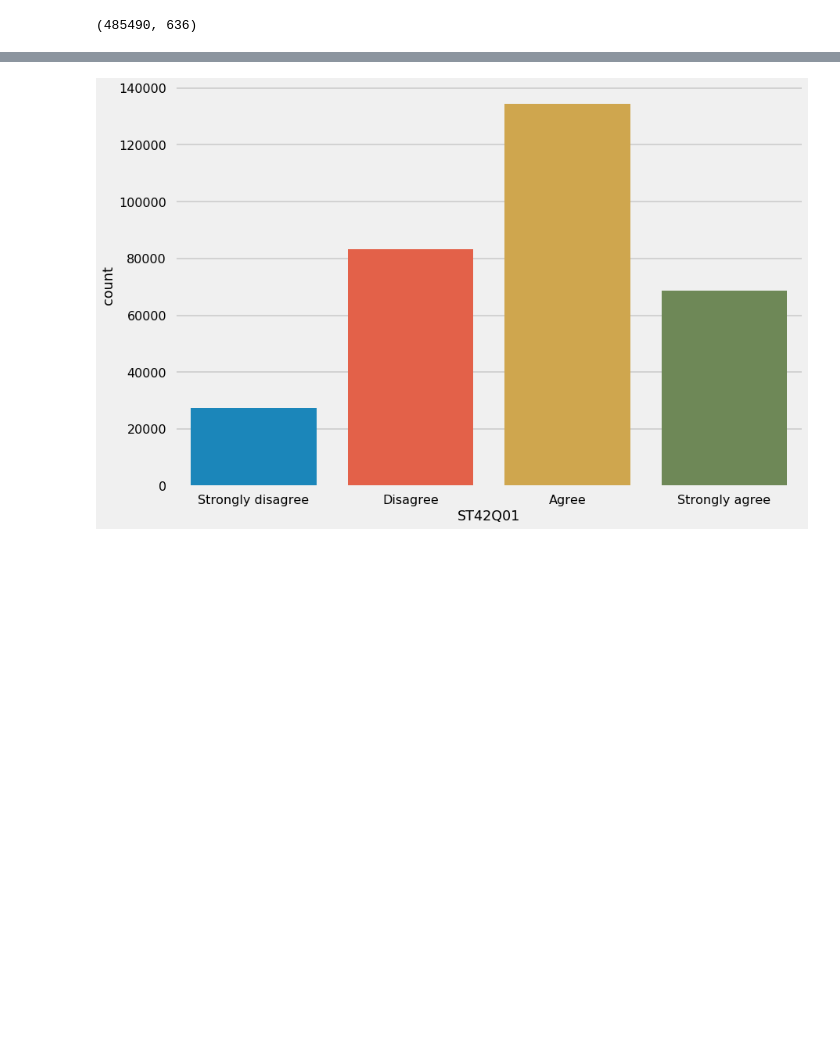
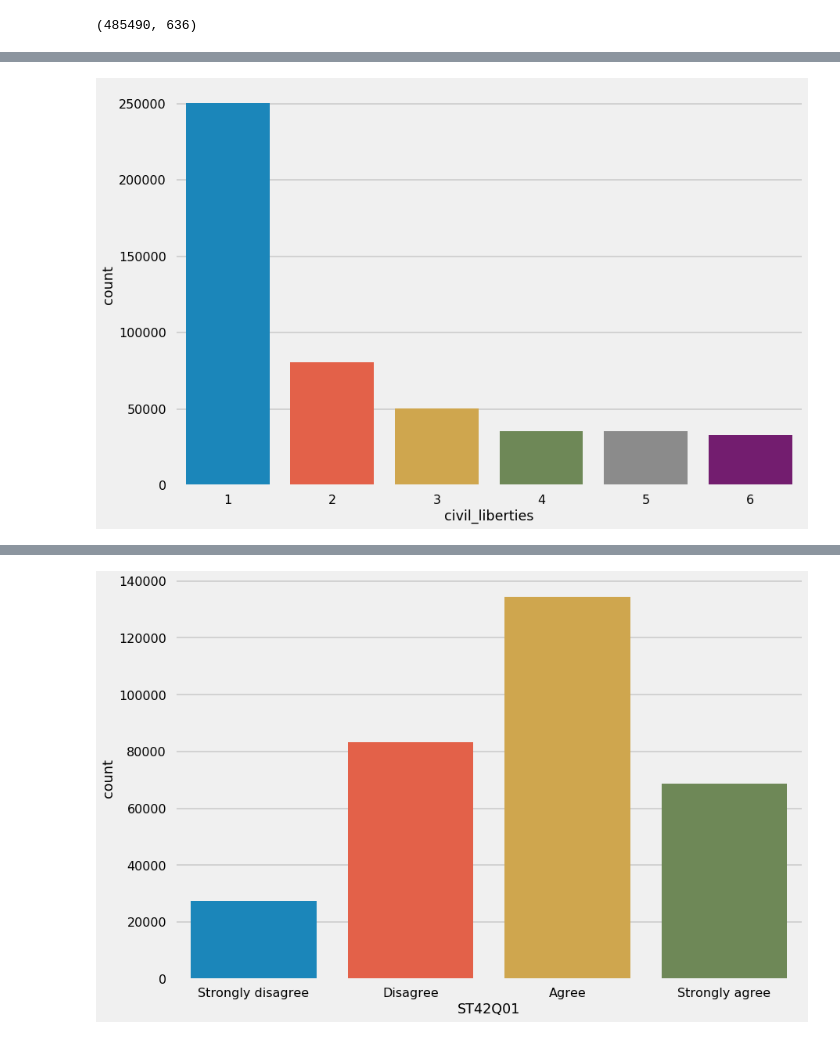
Before and after one commit to kennethn/data-analyst-nanodegree, a Jupyter notebook: 5_Communicate_Data_Findings/PISA_Data_Exploration.ipynb, the cells around one changed output, grey strips where cells are left out. Saved outputs shown, nothing was run; the diff lists cells and outputs as text; code cells hidden in the pictures; blank space fills up the shorter version.

```diff
--- a/5_Communicate_Data_Findings/PISA_Data_Exploration.ipynb
+++ b/5_Communicate_Data_Findings/PISA_Data_Exploration.ipynb
@@ -84,0 +83,5 @@ df.describe()
+# %%
+sns.countplot(data=df_clean, x='civil_liberties')
+plt.show()
+# %% [output]
+[figure, added]
```
Also changed, not shown: parts of 29 cells of this notebook, 2 other files.
